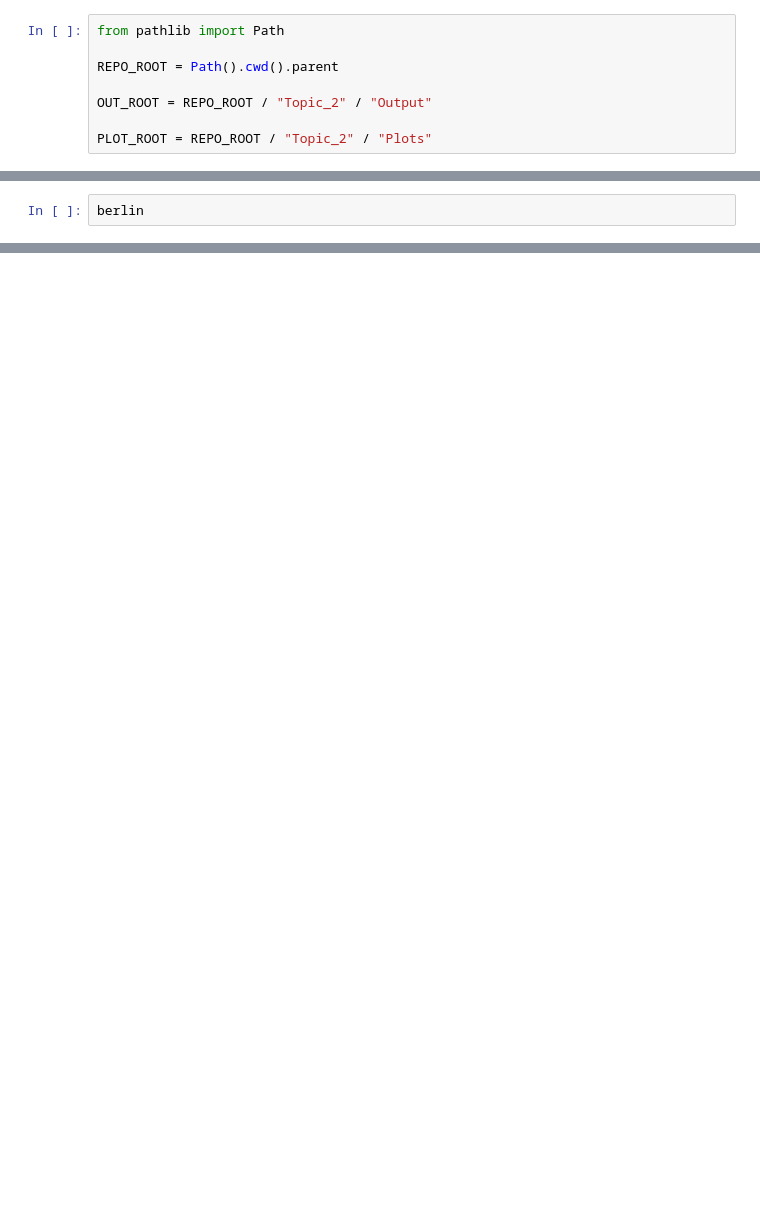
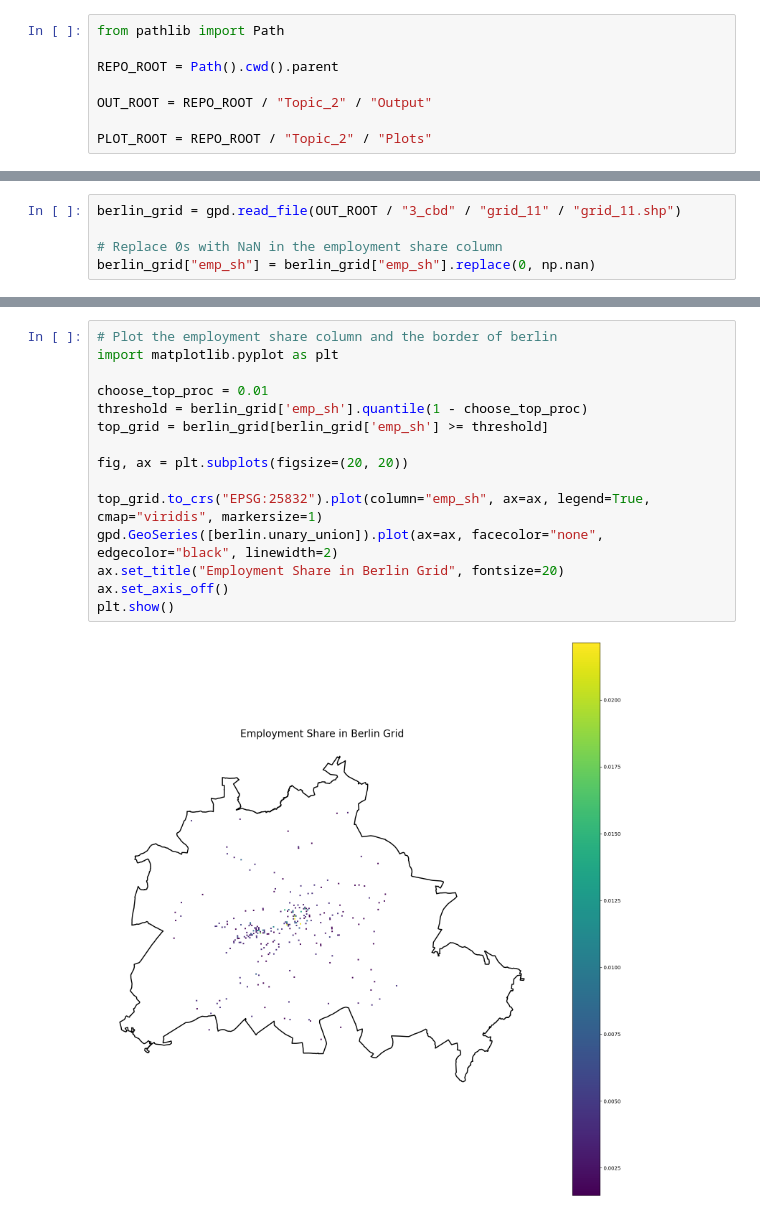
Before and after one commit to jendrkk/QSE-Tutorial, a Jupyter notebook: Topic_2/task_3.ipynb, the cells around one changed output, grey strips where cells are left out. Saved outputs shown, nothing was run; the diff lists cells and outputs as text; blank space fills up the shorter version.

```diff
--- a/Topic_2/task_3.ipynb
+++ b/Topic_2/task_3.ipynb
@@ -14,2 +19,5 @@ berlin = gpd.read_file(OUT_ROOT / "1_postcode_city_shapefiles" / "postcodes_berl
 # %%
-berlin
+berlin_grid = gpd.read_file(OUT_ROOT / "3_cbd" / "grid_11" / "grid_11.shp")
+
+# Replace 0s with NaN in the employment share column
+berlin_grid["emp_sh"] = berlin_grid["emp_sh"].replace(0, np.nan)
@@ -29,0 +36,17 @@ berlin
+# %%
+# Plot the employment share column and the border of berlin
+import matplotlib.pyplot as plt
+
+choose_top_proc = 0.01
+threshold = berlin_grid['emp_sh'].quantile(1 - choose_top_proc)
+top_grid = berlin_grid[berlin_grid['emp_sh'] >= threshold]
+
+fig, ax = plt.subplots(figsize=(20, 20))
+
+top_grid.to_crs("EPSG:25832").plot(column="emp_sh", ax=ax, legend=True, cmap="viridis", markersize=1)
+gpd.GeoSeries([berlin.unary_union]).plot(ax=ax, facecolor="none", edgecolor="black", linewidth=2)
+ax.set_title("Employment Share in Berlin Grid", fontsize=20)
+ax.set_axis_off()
+plt.show()
+# %% [output]
+[figure, added]
```
Also changed, not shown: parts of 3 cells of this notebook, 1 other file.
